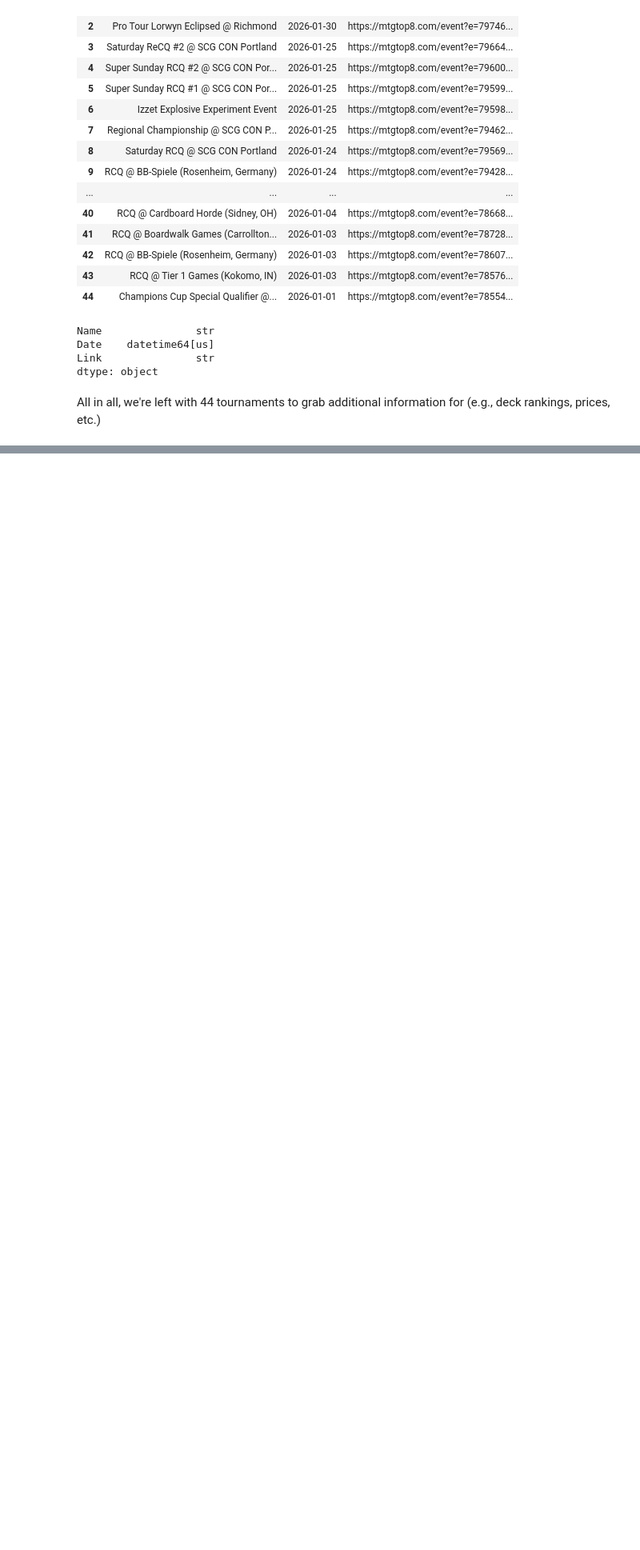
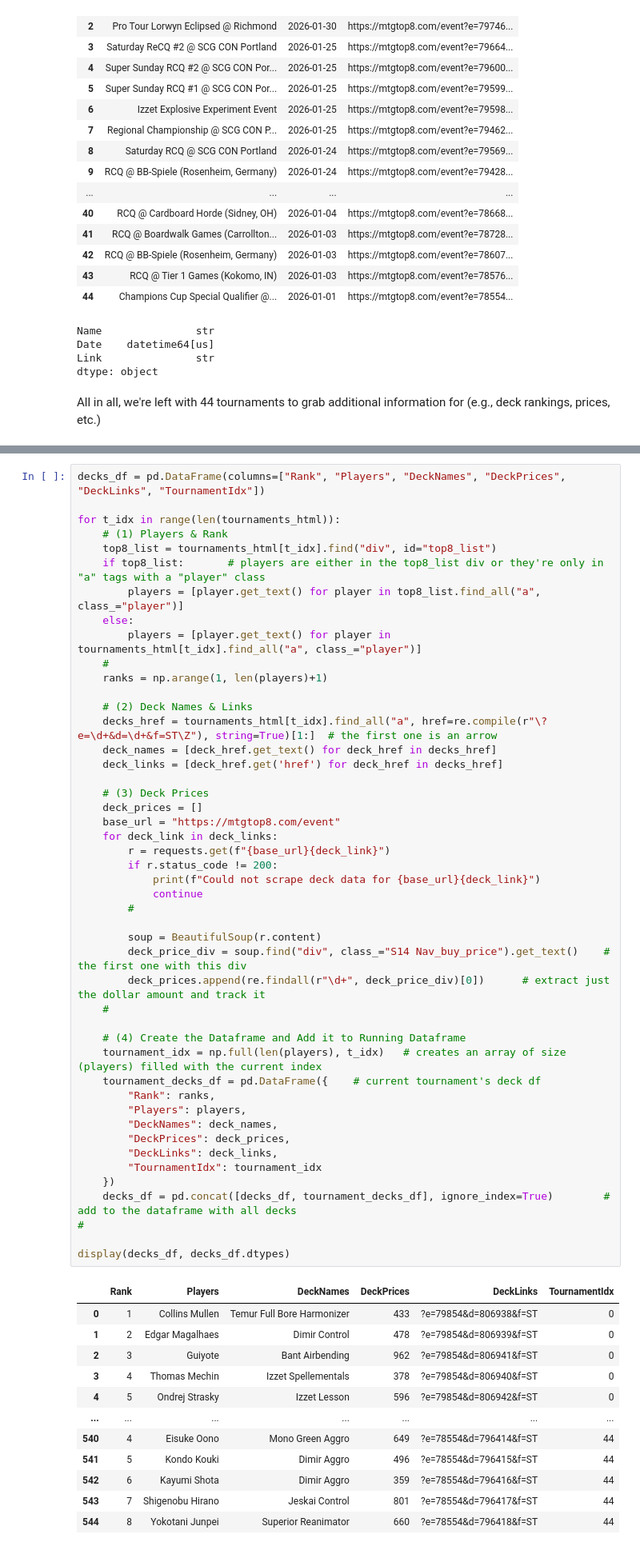
Before and after one commit to abbyortego/cmps-6790-final-tutorial, a Jupyter notebook: Milestone1.ipynb, the cells around one changed output, grey strips where cells are left out. Shown at 80% size. Cells and saved outputs as stored; diff of their text form; blank space fills up the shorter version.

```diff
--- a/Milestone1.ipynb
+++ b/Milestone1.ipynb
@@ -239,0 +293,60 @@ All in all, we're left with 44 tournaments to grab additional information for (e
+# %%
+decks_df = pd.DataFrame(columns=["Rank", "Players", "DeckNames", "DeckPrices", "DeckLinks", "TournamentIdx"])
+
+for t_idx in range(len(tournaments_html)):
+    # (1) Players & Rank
+    top8_list = tournaments_html[t_idx].find("div", id="top8_list")
+    if top8_list:       # players are either in the top8_list div or they're only in "a" tags with a "player" class
+        players = [player.get_text() for player in top8_list.find_all("a", class_="player")]
+    else:
+        players = [player.get_text() for player in tournaments_html[t_idx].find_all("a", class_="player")]
+    #
+    ranks = np.arange(1, len(players)+1)
+
+    # (2) Deck Names & Links
+    decks_href = tournaments_html[t_idx].find_all("a", href=re.compile(r"\?e=\d+&d=\d+&f=ST\Z"), string=True)[1:]  # the first one is an arrow
+    deck_names = [deck_href.get_text() for deck_href in decks_href]
+    deck_links = [deck_href.get('href') for deck_href in decks_href]
+
+    # (3) Deck Prices
+    deck_prices = []
+    base_url = "https://mtgtop8.com/event"
+    for deck_link in deck_links:
+        r = requests.get(f"{base_url}{deck_link}")
+        if r.status_code != 200:
+            print(f"Could not scrape deck data for {base_url}{deck_link}")
+            continue
+        #
+
+        soup = BeautifulSoup(r.content)
+        deck_price_div = soup.find("div", class_="S14 Nav_buy_price").get_text()    # the first one with this div
+        deck_prices.append(re.findall(r"\d+", deck_price_div)[0])      # extract just the dollar amount and track it
+    #
+
+    # (4) Create the Dataframe and Add it to Running Dataframe
+    tournament_idx = np.full(len(players), t_idx)   # creates an array of size (players) filled with the current index
+    tournament_decks_df = pd.DataFrame({    # current tournament's deck df
+        "Rank": ranks,
+        "Players": players,
+        "DeckNames": deck_names,
+        "DeckPrices": deck_prices,
+        "DeckLinks": deck_links,
+        "TournamentIdx": tournament_idx
+    })
+    decks_df = pd.concat([decks_df, tournament_decks_df], ignore_index=True)        # add to the dataframe with all decks
+#
+
+display(decks_df, decks_df.dtypes)
+# %% [output]
+|  | Rank | Players | DeckNames | DeckPrices | DeckLinks | TournamentIdx |
+| 0 | 1 | Collins Mullen | Temur Full Bore Harmonizer | 433 | ?e=79854&d=806938&f=ST | 0 |
+| 1 | 2 | Edgar Magalhaes | Dimir Control | 478 | ?e=79854&d=806939&f=ST | 0 |
+| 2 | 3 | Guiyote | Bant Airbending | 962 | ?e=79854&d=806941&f=ST | 0 |
+| 3 | 4 | Thomas Mechin | Izzet Spellementals | 378 | ?e=79854&d=806940&f=ST | 0 |
+| 4 | 5 | Ondrej Strasky | Izzet Lesson | 596 | ?e=79854&d=806942&f=ST | 0 |
+| ... | ... | ... | ... | ... | ... | ... |
+| 540 | 4 | Eisuke Oono | Mono Green Aggro | 649 | ?e=78554&d=796414&f=ST | 44 |
+| 541 | 5 | Kondo Kouki | Dimir Aggro | 496 | ?e=78554&d=796415&f=ST | 44 |
+| 542 | 6 | Kayumi Shota | Dimir Aggro | 359 | ?e=78554&d=796416&f=ST | 44 |
+| 543 | 7 | Shigenobu Hirano | Jeskai Control | 801 | ?e=78554&d=796417&f=ST | 44 |
+| 544 | 8 | Yokotani Junpei | Superior Reanimator | 660 | ?e=78554&d=796418&f=ST | 44 |
```
Also changed, not shown: parts of 28 cells of this notebook.
